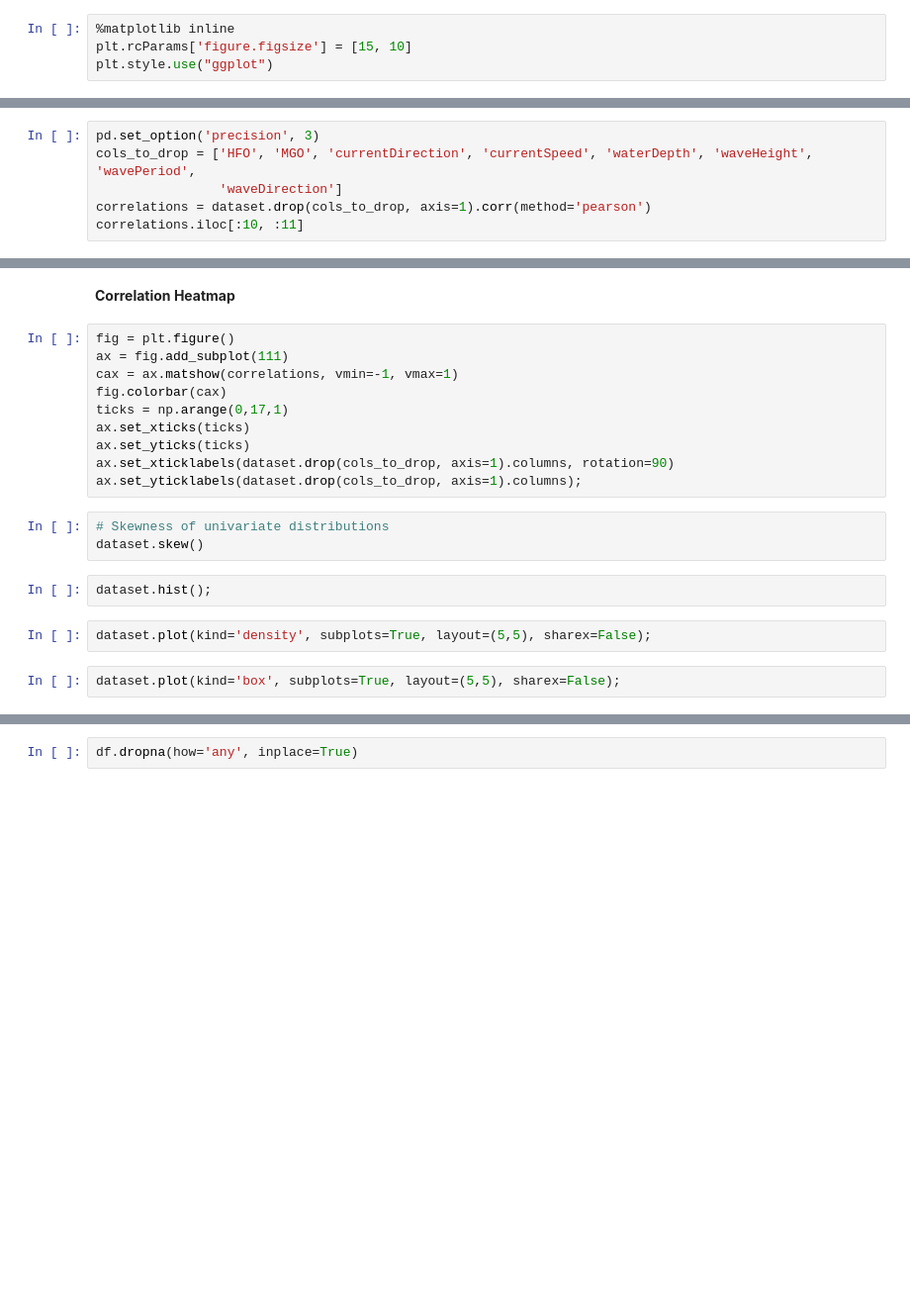
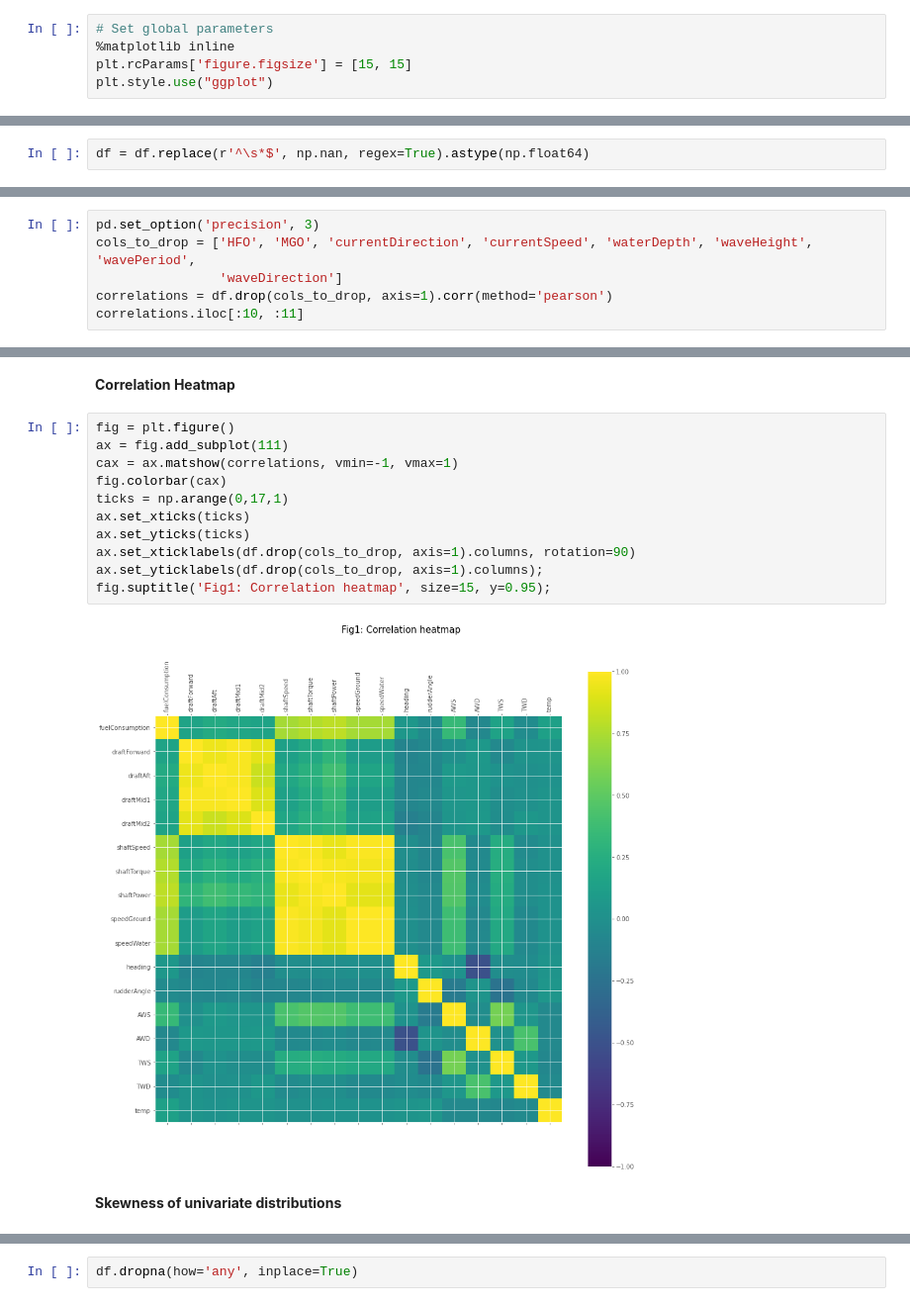
Before and after one commit to R-Sandhu/predict-ship-fuel-consumption, a Jupyter notebook: reports/Report.ipynb, the cells around one changed output, grey strips where cells are left out. Shown at 99% size. Saved outputs shown, nothing was run; the diff lists cells and outputs as text; blank space fills up the shorter version.

```diff
--- a/reports/Report.ipynb
+++ b/reports/Report.ipynb
@@ -25,8 +57,9 @@ from sklearn.ensemble import ExtraTreesRegressor
 from sklearn.ensemble import AdaBoostRegressor
 from sklearn.metrics import mean_squared_error
 # %%
+# Set global parameters
 %matplotlib inline
-plt.rcParams['figure.figsize'] = [15, 10]
+plt.rcParams['figure.figsize'] = [15, 15]
 plt.style.use("ggplot")
 # %%
 def load_csv(filename):
@@ -104 +142,3 @@ df.iloc[:6, :9]
+# %%
+df = df.replace(r'^\s*$', np.nan, regex=True).astype(np.float64)
 # %% [markdown]
@@ -114,5 +193,5 @@ description.iloc[:, :11]
 pd.set_option('precision', 3)
 cols_to_drop = ['HFO', 'MGO', 'currentDirection', 'currentSpeed', 'waterDepth', 'waveHeight', 'wavePeriod',
                 'waveDirection']
-correlations = dataset.drop(cols_to_drop, axis=1).corr(method='pearson')
+correlations = df.drop(cols_to_drop, axis=1).corr(method='pearson')
 correlations.iloc[:10, :11]
@@ -121,19 +212,15 @@ correlations.iloc[:10, :11]
 # %%
 fig = plt.figure()
 ax = fig.add_subplot(111)
 cax = ax.matshow(correlations, vmin=-1, vmax=1)
 fig.colorbar(cax)
 ticks = np.arange(0,17,1)
 ax.set_xticks(ticks)
 ax.set_yticks(ticks)
-ax.set_xticklabels(dataset.drop(cols_to_drop, axis=1).columns, rotation=90)
-ax.set_yticklabels(dataset.drop(cols_to_drop, axis=1).columns);
+ax.set_xticklabels(df.drop(cols_to_drop, axis=1).columns, rotation=90)
+ax.set_yticklabels(df.drop(cols_to_drop, axis=1).columns);
+fig.suptitle('Fig1: Correlation heatmap', size=15, y=0.95);
+# %% [output]
+[figure, added]
-# %%
-# Skewness of univariate distributions
-dataset.skew()
-# %%
-dataset.hist();
-# %%
-dataset.plot(kind='density', subplots=True, layout=(5,5), sharex=False);
-# %%
-dataset.plot(kind='box', subplots=True, layout=(5,5), sharex=False);
+# %% [markdown]
+**Skewness of univariate distributions**
```
Also changed, not shown: parts of 27 cells of this notebook, 4 other files.
